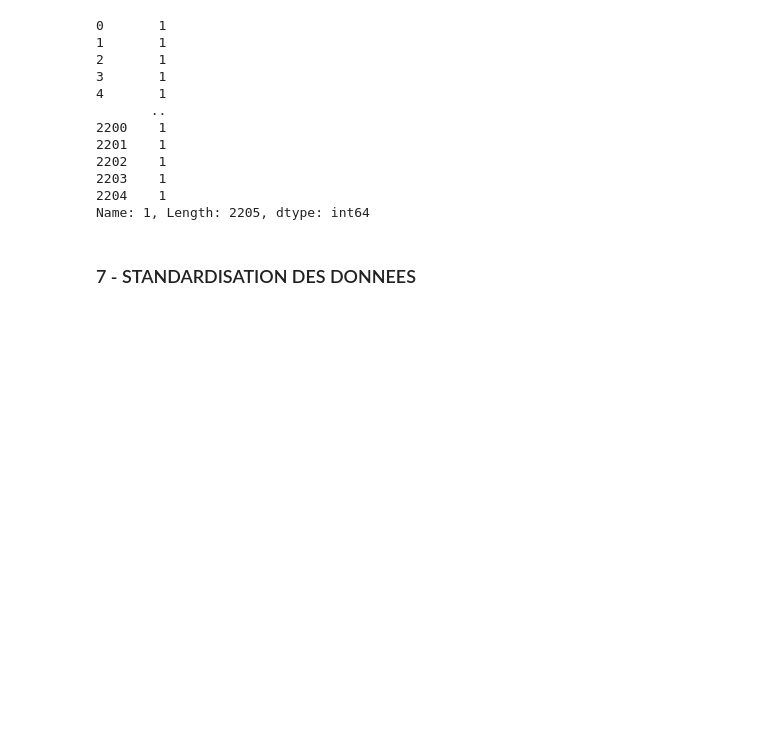
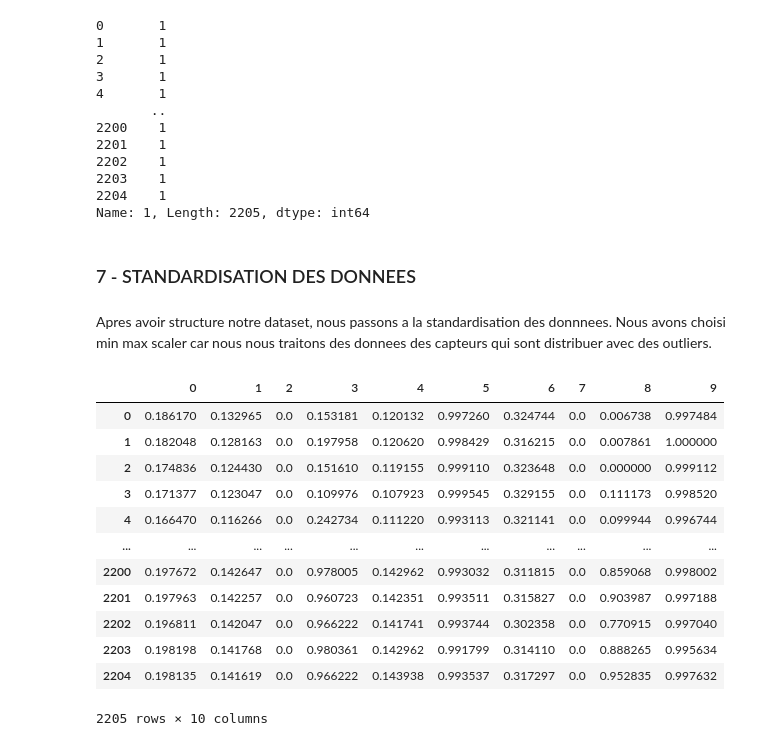
Before and after one commit to alex-05-20/ML_Project, a Jupyter notebook: project_ml.ipynb, the cells around one changed output. Cells and saved outputs as stored; diff of their text form; code cells hidden in the pictures; blank space fills up the shorter version.

Commit message:
starting the normalization with min max scaler

```diff
--- a/project_ml.ipynb
+++ b/project_ml.ipynb
@@ -231,3 +232,25 @@ y
 Name: 1, Length: 2205, dtype: int64
 # %% [markdown]
 ### 7 - STANDARDISATION  DES DONNEES
+# %% [markdown]
+Apres avoir structure notre dataset, nous passons a la standardisation des donnnees.
+Nous avons choisi min max scaler car nous nous traitons des donnees des capteurs qui sont distribuer avec des outliers.
+# %%
+scaler = MinMaxScaler()
+X_scaled = scaler.fit_transform(X)
+X_scaled = pd.DataFrame(X_scaled)
+X_scaled
+# %% [output]
+|  | 0 | 1 | 2 | 3 | 4 | 5 | 6 | 7 | 8 | 9 |
+| 0 | 0.186170 | 0.132965 | 0.0 | 0.153181 | 0.120132 | 0.997260 | 0.324744 | 0.0 | 0.006738 | 0.997484 |
+| 1 | 0.182048 | 0.128163 | 0.0 | 0.197958 | 0.120620 | 0.998429 | 0.316215 | 0.0 | 0.007861 | 1.000000 |
+| 2 | 0.174836 | 0.124430 | 0.0 | 0.151610 | 0.119155 | 0.999110 | 0.323648 | 0.0 | 0.000000 | 0.999112 |
+| 3 | 0.171377 | 0.123047 | 0.0 | 0.109976 | 0.107923 | 0.999545 | 0.329155 | 0.0 | 0.111173 | 0.998520 |
+| 4 | 0.166470 | 0.116266 | 0.0 | 0.242734 | 0.111220 | 0.993113 | 0.321141 | 0.0 | 0.099944 | 0.996744 |
+| ... | ... | ... | ... | ... | ... | ... | ... | ... | ... | ... |
+| 2200 | 0.197672 | 0.142647 | 0.0 | 0.978005 | 0.142962 | 0.993032 | 0.311815 | 0.0 | 0.859068 | 0.998002 |
+| 2201 | 0.197963 | 0.142257 | 0.0 | 0.960723 | 0.142351 | 0.993511 | 0.315827 | 0.0 | 0.903987 | 0.997188 |
+| 2202 | 0.196811 | 0.142047 | 0.0 | 0.966222 | 0.141741 | 0.993744 | 0.302358 | 0.0 | 0.770915 | 0.997040 |
+| 2203 | 0.198198 | 0.141768 | 0.0 | 0.980361 | 0.142962 | 0.991799 | 0.314110 | 0.0 | 0.888265 | 0.995634 |
+| 2204 | 0.198135 | 0.141619 | 0.0 | 0.966222 | 0.143938 | 0.993537 | 0.317297 | 0.0 | 0.952835 | 0.997632 |
+2205 rows × 10 columns
```
Also changed, not shown: parts of 2 cells of this notebook.
